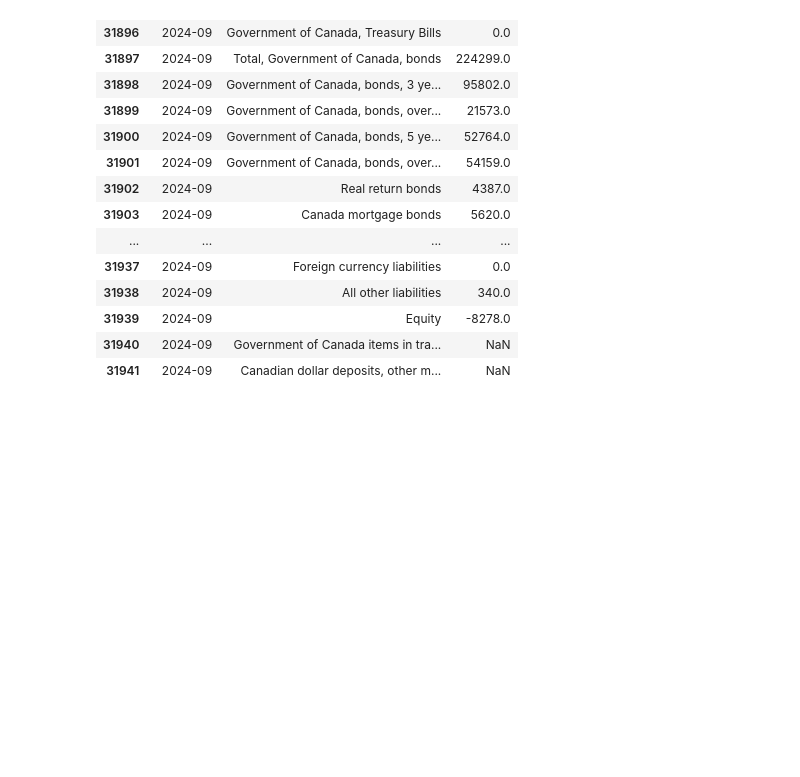
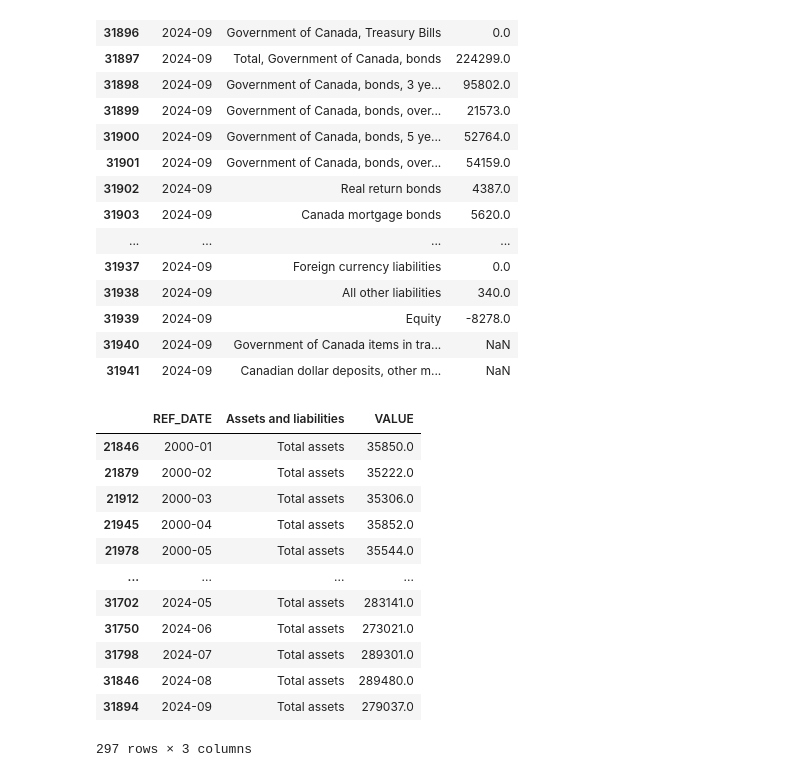
Before and after one commit to vanshuwjoshi/Bank-of-Canada-Assets-and-Liabilities, a Jupyter notebook: data_cleaning.ipynb, the cells around one changed output. Drawn from its saved outputs; the diff is of its cells as text; code cells hidden in the pictures; blank space fills up the shorter version.

```diff
--- a/data_cleaning.ipynb
+++ b/data_cleaning.ipynb
@@ -155,0 +184,16 @@ data[data["REF_DATE"] == "2024-09"]
+# %%
+data[data["Assets and liabilities"] == "Total assets"]
+# %% [output]
+|  | REF_DATE | Assets and liabilities | VALUE |
+| 21846 | 2000-01 | Total assets | 35850.0 |
+| 21879 | 2000-02 | Total assets | 35222.0 |
+| 21912 | 2000-03 | Total assets | 35306.0 |
+| 21945 | 2000-04 | Total assets | 35852.0 |
+| 21978 | 2000-05 | Total assets | 35544.0 |
+| ... | ... | ... | ... |
+| 31702 | 2024-05 | Total assets | 283141.0 |
+| 31750 | 2024-06 | Total assets | 273021.0 |
+| 31798 | 2024-07 | Total assets | 289301.0 |
+| 31846 | 2024-08 | Total assets | 289480.0 |
+| 31894 | 2024-09 | Total assets | 279037.0 |
+297 rows × 3 columns
```
Also changed, not shown: parts of 4 cells of this notebook.
